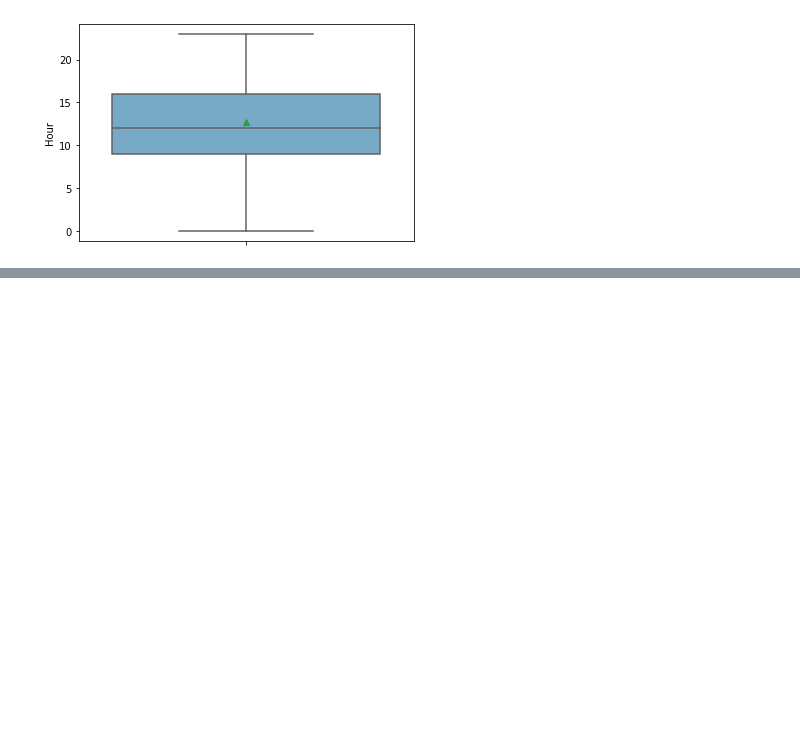
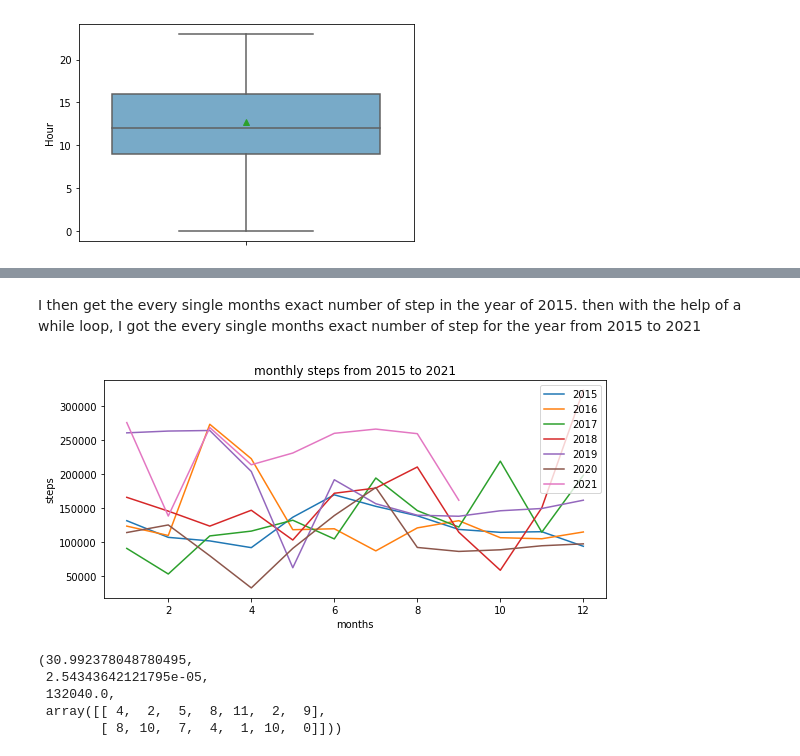
Before and after one commit to BruceWangXD/person_step_data, a Jupyter notebook: Week08-yufeng.ipynb, the cells around one changed output, grey strips where cells are left out. Drawn from its saved outputs; the diff is of its cells as text; code cells hidden in the pictures; blank space fills up the shorter version.

```diff
--- a/Week08-yufeng.ipynb
+++ b/Week08-yufeng.ipynb
@@ -46,0 +195,39 @@ ax = sns.boxplot(y='Hour', data=data, palette='Blues', showmeans=True)
+# %% [markdown]
+I then get the every single months exact number of step in the year of 2015. then with the help of a while loop, I got the every single months exact number of step for the year from 2015 to 2021
+# %%
+t=True
+year_index=2015
+year_list=[]
+while t:
+    temp=data_day_cleaned['Date'].dt.year == int(year_index)
+    temp=data_day_cleaned[temp]
+    temp = temp.groupby(temp.Date.dt.month).sum()
+    year_list.append(temp)
+    year_index+=1
+    if year_index==2022:
+        t=False
+# %%
+fig, ax = plt.subplots(figsize = (9,4))
+l_2015=plt.plot(year_list[0],label='2015')
+l_2016=plt.plot(year_list[1],label='2016')
+l_2017=plt.plot(year_list[2],label='2017')
+l_2018=plt.plot(year_list[3],label='2018')
+l_2019=plt.plot(year_list[4],label='2019')
+l_2020=plt.plot(year_list[5],label='2020')
+l_2021=plt.plot(year_list[6],label='2021')
+plt.title('monthly steps from 2015 to 2021')
+plt.xlabel('months')
+plt.ylabel('steps')
+plt.legend()
+plt.show()
+# %% [output]
+[figure, added]
+# %%
+from scipy.stats import median_test
+median_test(year_list[0]['Count'],year_list[1]['Count'],year_list[2]['Count'],year_list[3]['Count'],year_list[4]['Count'],year_list[5]['Count'],year_list[6]['Count'], ties = "above")
+# %% [output]
+(30.992378048780495,
+ 2.54343642121795e-05,
+ 132040.0,
+ array([[ 4,  2,  5,  8, 11,  2,  9],
+        [ 8, 10,  7,  4,  1, 10,  0]]))
```
Also changed, not shown: parts of 21 cells of this notebook.
